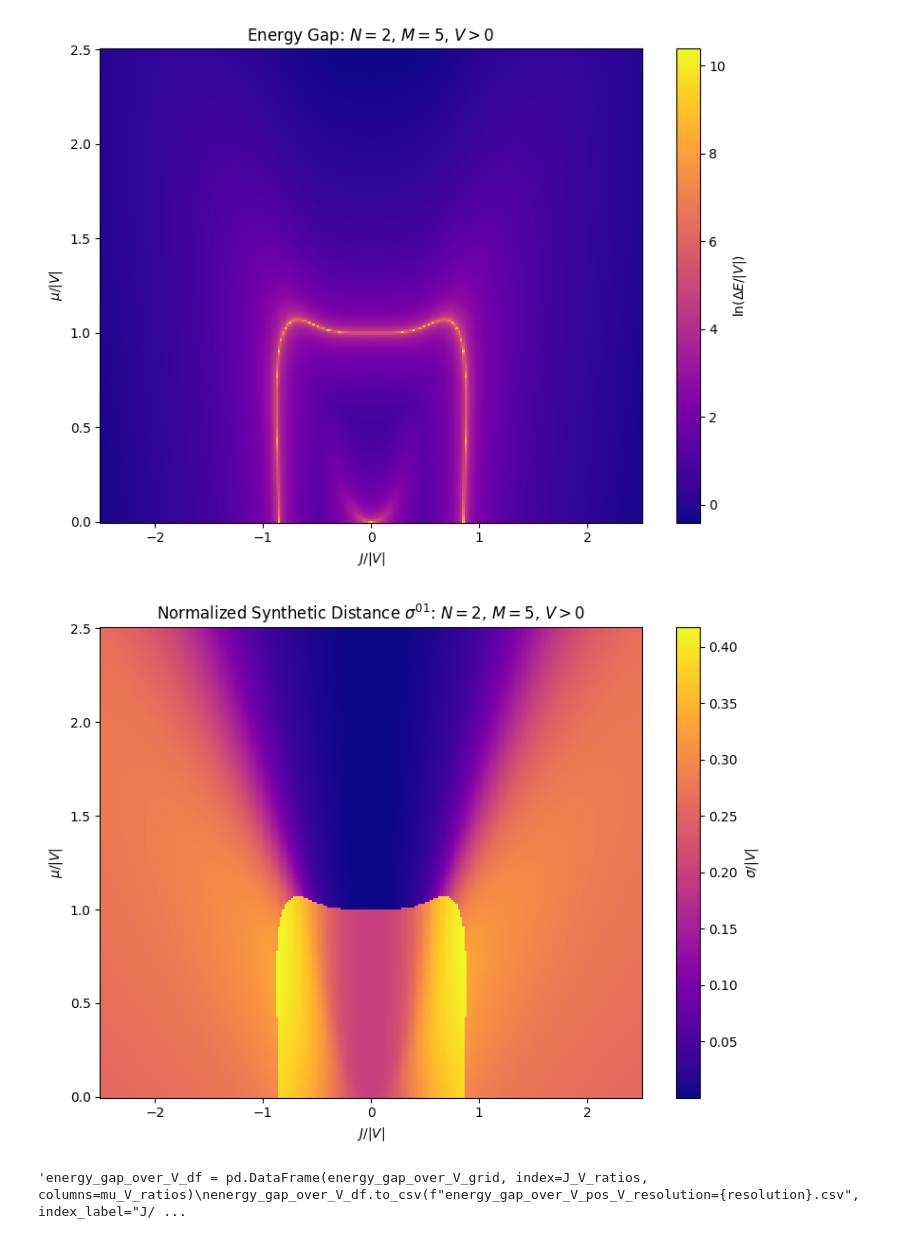
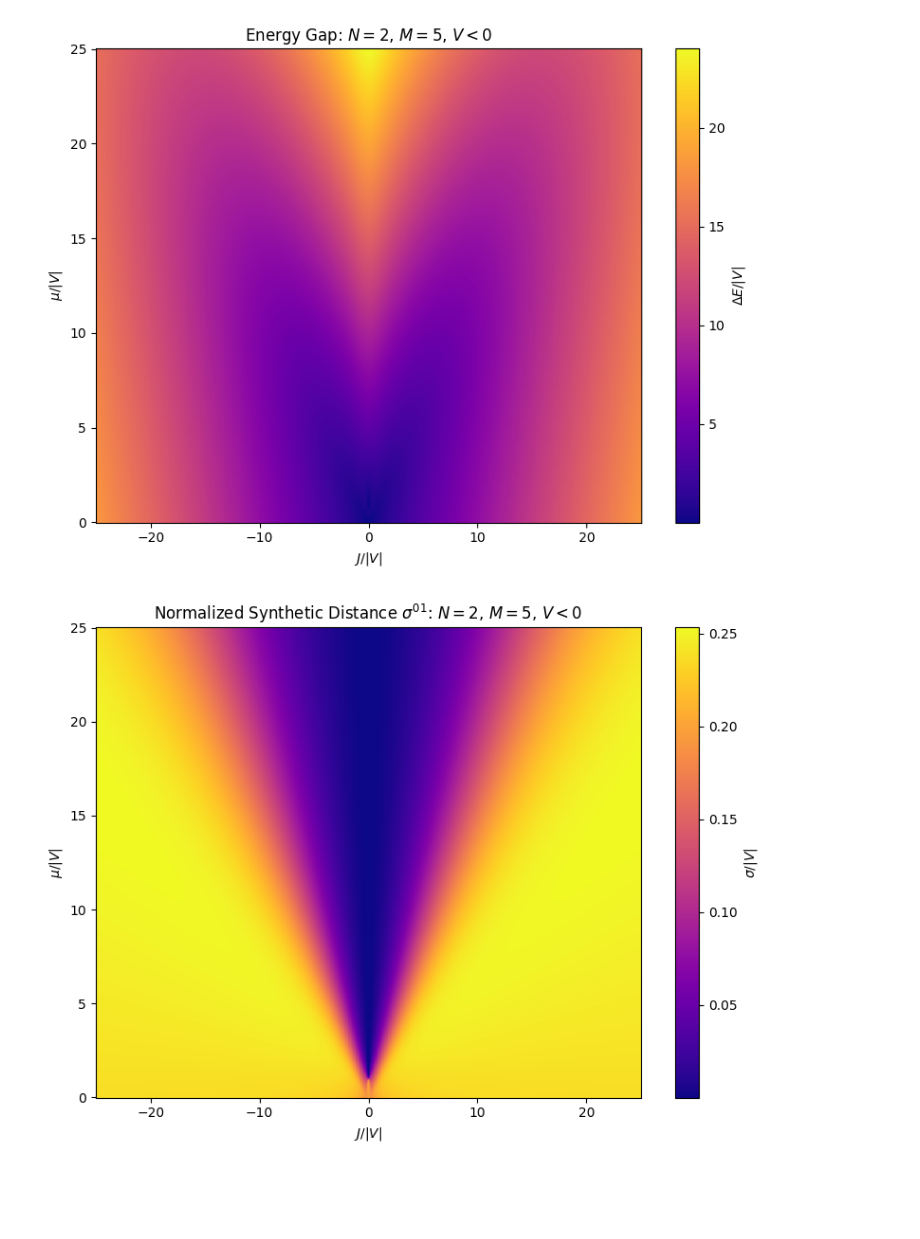
Before and after one commit to jwdesroches/synthetic_dimensions, a Jupyter notebook: adiabatic_evolution/energy_gap.ipynb, the cells around one changed output. Cells and saved outputs as stored; diff of their text form; code cells hidden in the pictures; blank space fills up the shorter version.

```diff
--- a/adiabatic_evolution/energy_gap.ipynb
+++ b/adiabatic_evolution/energy_gap.ipynb
@@ -12,16 +12,16 @@ import pandas as pd
 import warnings
 warnings.filterwarnings("ignore")
 # %%
-V = 1
+V = -1
 N = 2
 M = 5
 
 states, _ = enumerate_states(N, M)
 
-min_V_J_ratio = -2.5
-max_V_J_ratio = 2.5
-max_mu_V_ratio = 2.5
-resolution = 250
+min_V_J_ratio = -25
+max_V_J_ratio = 25
+max_mu_V_ratio = 25
+resolution = 1000
 
 mu_V_ratios = np.linspace(0, max_mu_V_ratio, resolution)
 J_V_ratios = np.linspace(min_V_J_ratio, max_V_J_ratio, resolution)
@@ -45,20 +45,20 @@ for i, mu_V_ratio in enumerate(mu_V_ratios):
 # %%
 plt.figure(figsize = (8,6))
 
-plt.pcolormesh(J_V_ratio_grid, mu_V_ratio_grid, np.log(1/energy_gap_over_V_grid), shading='auto', cmap='plasma')
+plt.pcolormesh(J_V_ratio_grid, mu_V_ratio_grid, energy_gap_over_V_grid, shading='auto', cmap='plasma')
 if V > 0:
     plt.title(f"Energy Gap: $N={N}$, $M={M}$, $V>0$")
     plt.colorbar(label="$\ln(\Delta E / |V|)$")
 
 elif V < 0:
     plt.title(f"Energy Gap: $N={N}$, $M={M}$, $V<0$")
     plt.colorbar(label="$\Delta E / |V|$")
 
 plt.xlabel("$J/|V|$")
 plt.ylabel("$\mu/|V|$")
 plt.tight_layout()
 # %% [output]
-[figure, old version]
+[figure, new version]
 # %%
 plt.figure(figsize = (8,6))
 
@@ -72,9 +72,7 @@ plt.xlabel("$J/|V|$")
 plt.ylabel("$\mu/|V|$")
 plt.tight_layout()
 # %% [output]
-[figure, old version]
+[figure, new version]
 # %%
-"""energy_gap_over_V_df = pd.DataFrame(energy_gap_over_V_grid, index=J_V_ratios, columns=mu_V_ratios)
-energy_gap_over_V_df.to_csv(f"energy_gap_over_V_pos_V_resolution={resolution}.csv", index_label="J/V_ratios")"""
+energy_gap_over_V_df = pd.DataFrame(energy_gap_over_V_grid, index=J_V_ratios, columns=mu_V_ratios)
+energy_gap_over_V_df.to_csv(f"energy_gap_over_V_neg_V_resolution={resolution}_25x25.csv", index_label="J/V_ratios")
-# %% [output]
-'energy_gap_over_V_df = pd.DataFrame(energy_gap_over_V_grid, index=J_V_ratios, columns=mu_V_ratios)\nenergy_gap_over_V_df.to_csv(f"energy_gap_over_V_pos_V_resolution={resolution}.csv", index_label="J/ ...
```
Also changed, not shown: 6 other files.
